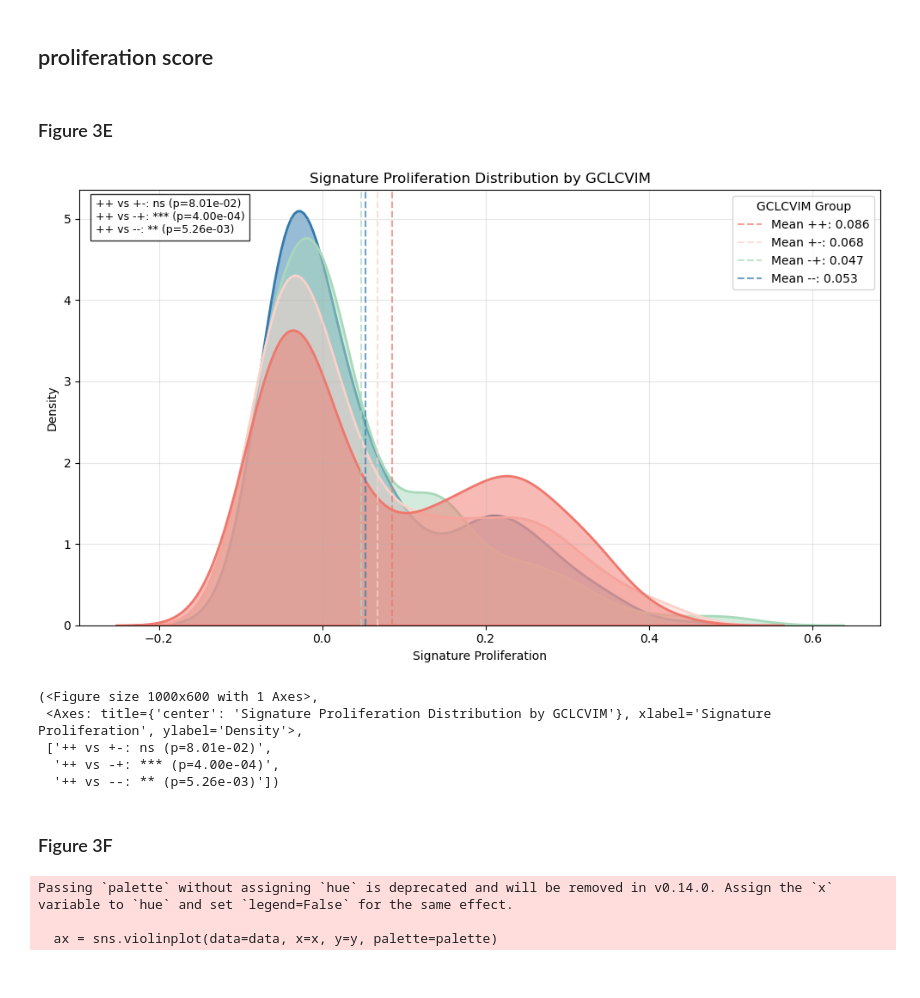
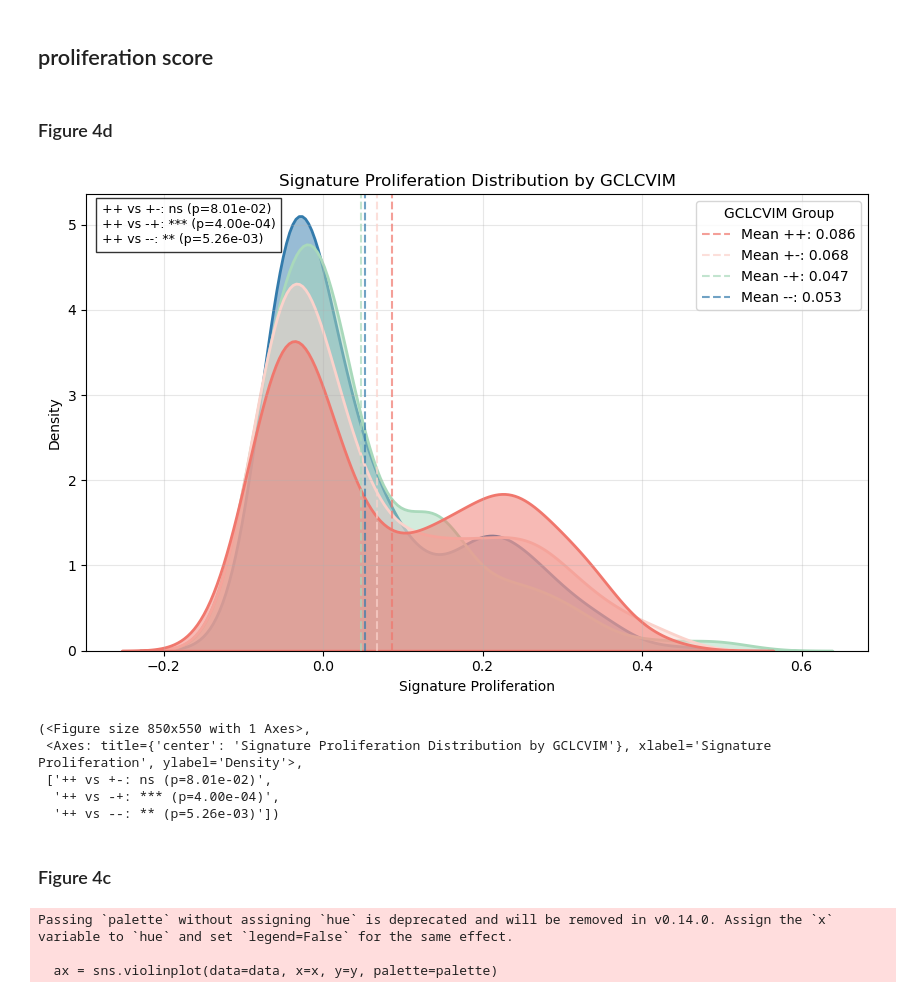
Before and after one commit to farkkilab/Auria_project, a Jupyter notebook: Codes/scRNA-seq/Proliferation_anastasis_score.ipynb, the cells around one changed output. Cells and saved outputs as stored; diff of their text form; code cells hidden in the pictures.

Commit message:
Update codes to do plots

```diff
--- a/Codes/scRNA-seq/Proliferation_anastasis_score.ipynb
+++ b/Codes/scRNA-seq/Proliferation_anastasis_score.ipynb
@@ -302,26 +306,26 @@ def plot_violin_with_significance(
 # %% [markdown]
 ## proliferation score
 # %% [markdown]
-### Figure 3E
+### Figure 4d
 # %%
 plot_density_by_group(balanced_df_scores,
                          x_var='signature_proliferation',
                          group_var='GCLCVIM',
                          palette={'++': '#F0776D', '+-': '#FBD2CB', '-+': '#a9d9bb', '--': '#337bac'},
                          reference_group='++',
-                         figsize=(10, 6),
+                         figsize=(8.5, 5.5),
                          title=None,
                          output_file='/Users/wenqchen/Desktop/Projects/Auria/Plots/scRNA/Signature_score/random_500cells/Proliferation_score_GCLCVIM_density_seurat.pdf',
                          show=True)
 # %% [output]
-[figure, old version]
+[figure, new version]
-(<Figure size 1000x600 with 1 Axes>,
+(<Figure size 850x550 with 1 Axes>,
  <Axes: title={'center': 'Signature Proliferation Distribution by GCLCVIM'}, xlabel='Signature Proliferation', ylabel='Density'>,
  ['++ vs +-: ns (p=8.01e-02)',
   '++ vs -+: *** (p=4.00e-04)',
   '++ vs --: ** (p=5.26e-03)'])
 # %% [markdown]
-### Figure 3F
+### Figure 4c
 # %%
 stat_results = [
     '++ vs +-: ns (p=8.01e-02)',
```
Also changed, not shown: parts of 4 cells of this notebook, 4 other files.
